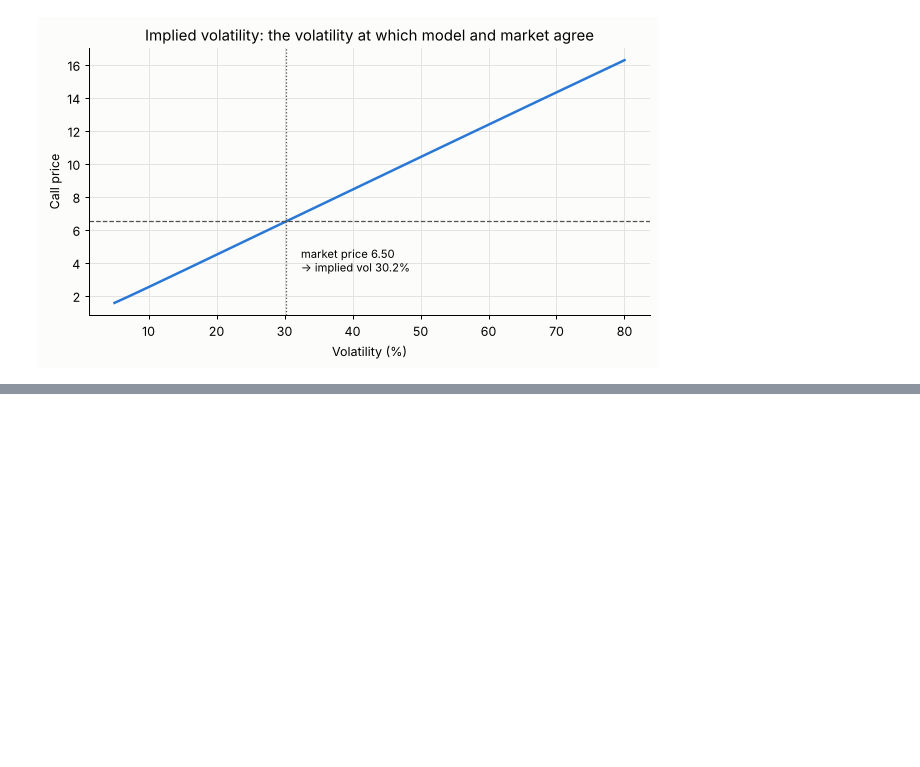
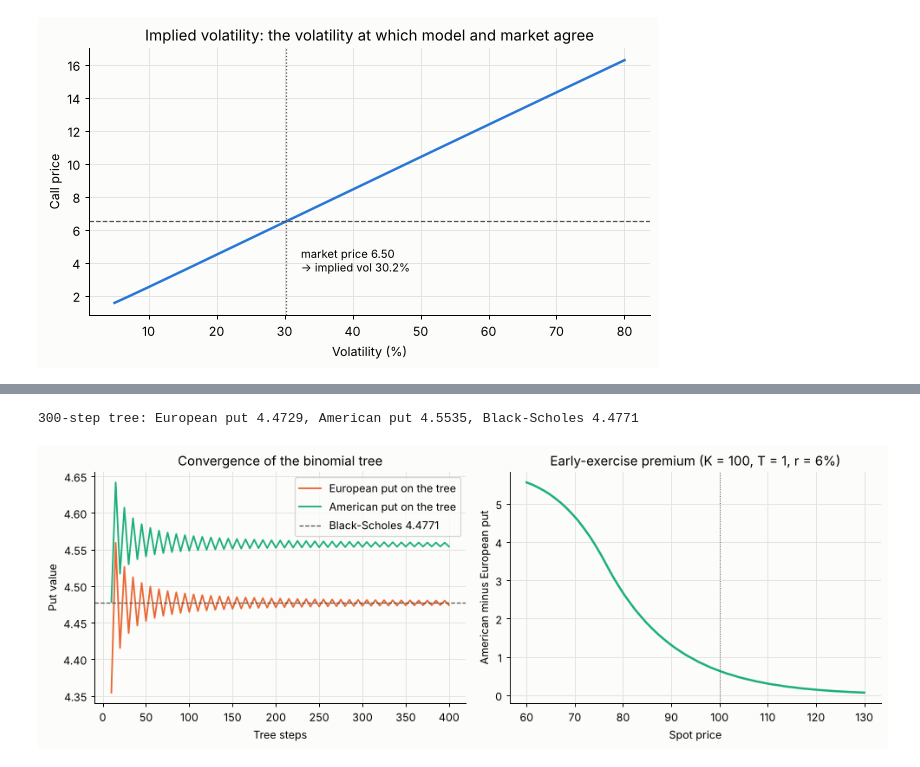
Before and after one commit to dimositychalasportfolio/option-pricing-black-scholes, a Jupyter notebook: option_pricing_demo.ipynb, the cells around one changed output, grey strips where cells are left out. Drawn from its saved outputs; the diff is of its cells as text; code cells hidden in the pictures; blank space fills up the shorter version.

```diff
--- a/option_pricing_demo.ipynb
+++ b/option_pricing_demo.ipynb
@@ -111,0 +118,31 @@ fig.tight_layout()
+# %%
+import binomial
+
+steps_grid = np.arange(10, 401, 5)
+european = [binomial.crr_price(S, K, T, r, sigma, "put", steps=n) for n in steps_grid]
+american = [binomial.crr_price(S, K, T, r, sigma, "put", steps=n, american=True) for n in steps_grid]
+bs_put = bs.price(S, K, T, r, sigma, "put")
+
+fig, axes = plt.subplots(1, 2, figsize=(11, 4))
+axes[0].plot(steps_grid, european, color=PUT, lw=1.5, label="European put on the tree")
+axes[0].plot(steps_grid, american, color="#1baf7a", lw=1.5, label="American put on the tree")
+axes[0].axhline(bs_put, color="#52514e", ls="--", lw=1, label=f"Black-Scholes {bs_put:.4f}")
+axes[0].set_xlabel("Tree steps")
+axes[0].set_ylabel("Put value")
+axes[0].set_title("Convergence of the binomial tree")
+axes[0].legend()
+
+spot_grid = np.linspace(60, 130, 60)
+premium = [binomial.early_exercise_premium(s, K, 1.0, 0.06, sigma, "put", steps=300) for s in spot_grid]
+axes[1].plot(spot_grid, premium, color="#1baf7a", lw=2)
+axes[1].axvline(K, color="#52514e", ls=":", lw=0.8)
+axes[1].set_xlabel("Spot price")
+axes[1].set_ylabel("American minus European put")
+axes[1].set_title("Early-exercise premium (K = 100, T = 1, r = 6%)")
+fig.tight_layout()
+print(f"300-step tree: European put {binomial.crr_price(S, K, T, r, sigma, 'put', steps=300):.4f}, "
+      f"American put {binomial.crr_price(S, K, T, r, sigma, 'put', steps=300, american=True):.4f}, "
+      f"Black-Scholes {bs_put:.4f}")
+# %% [output]
+300-step tree: European put 4.4729, American put 4.5535, Black-Scholes 4.4771
+[figure, added]
```
Also changed, not shown: parts of 7 cells of this notebook, 13 other files.
